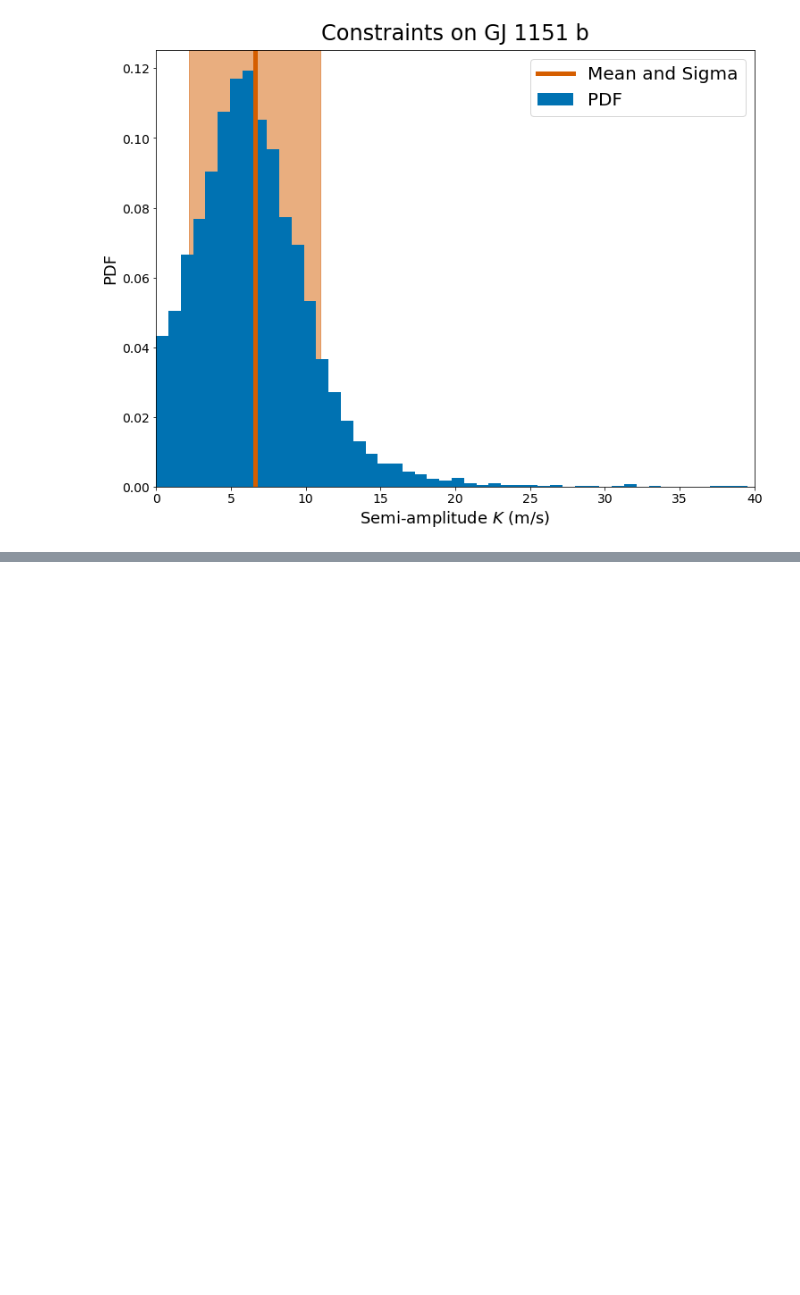
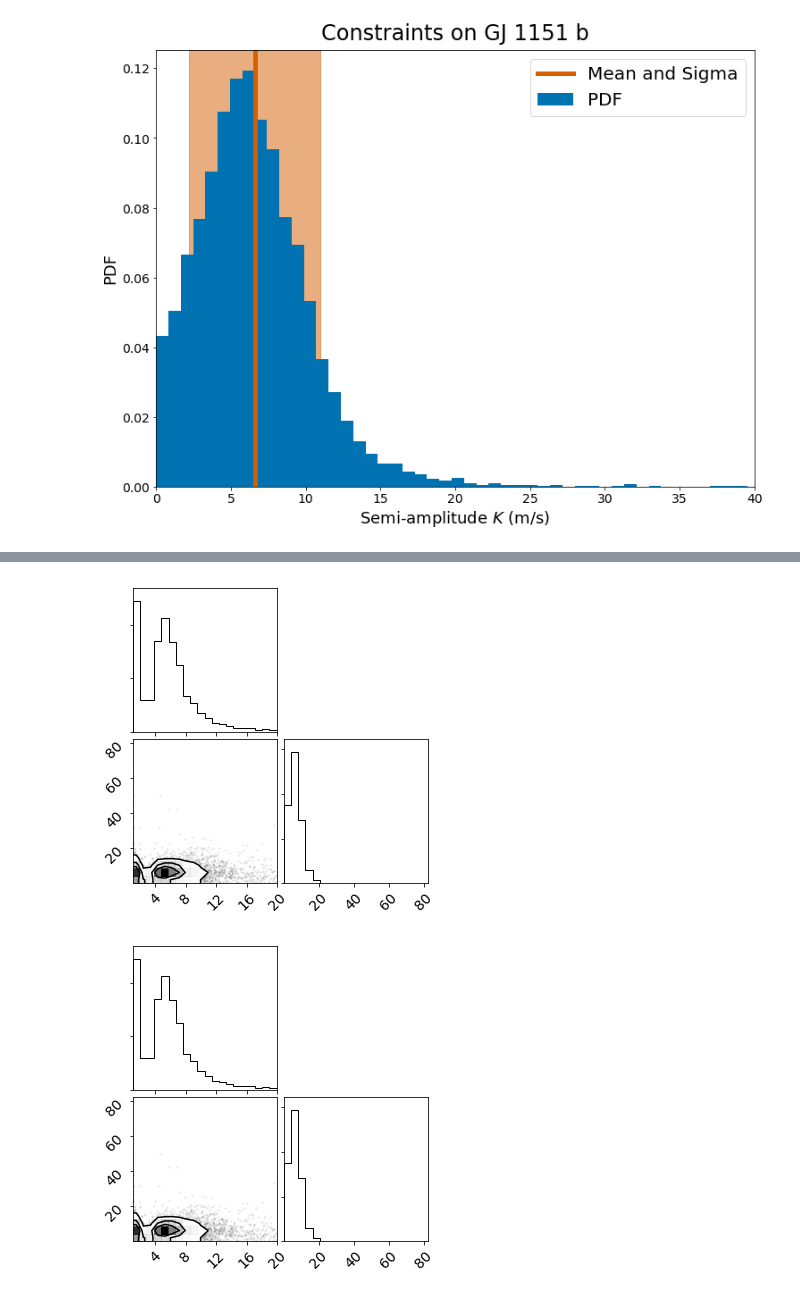
Before and after one commit to benjaminpope/video, a Jupyter notebook: notebooks/fit_rvs.ipynb, the cells around one changed output, grey strips where cells are left out. Drawn from its saved outputs; the diff is of its cells as text; code cells hidden in the pictures; blank space fills up the shorter version.

```diff
--- a/notebooks/fit_rvs.ipynb
+++ b/notebooks/fit_rvs.ipynb
@@ -108,0 +174,5 @@ The 'normed' kwarg was deprecated in Matplotlib 2.1 and will be removed in 3.1.
+# %%
+corner.corner(np.array([samples['P'].value,samples['K'].value]).T)
+# %% [output]
+[figure, added]
+[figure, added]
```
Also changed, not shown: parts of 14 cells of this notebook, 2 other files.
